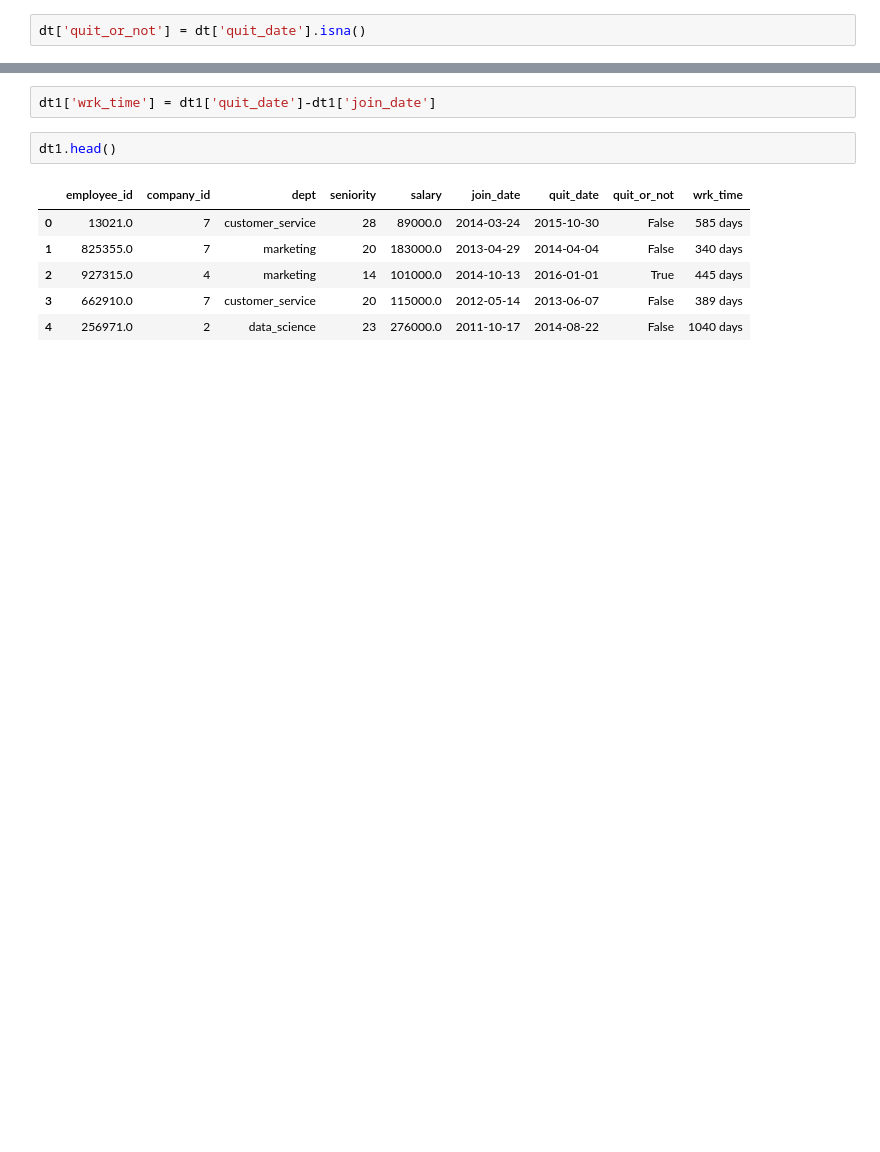
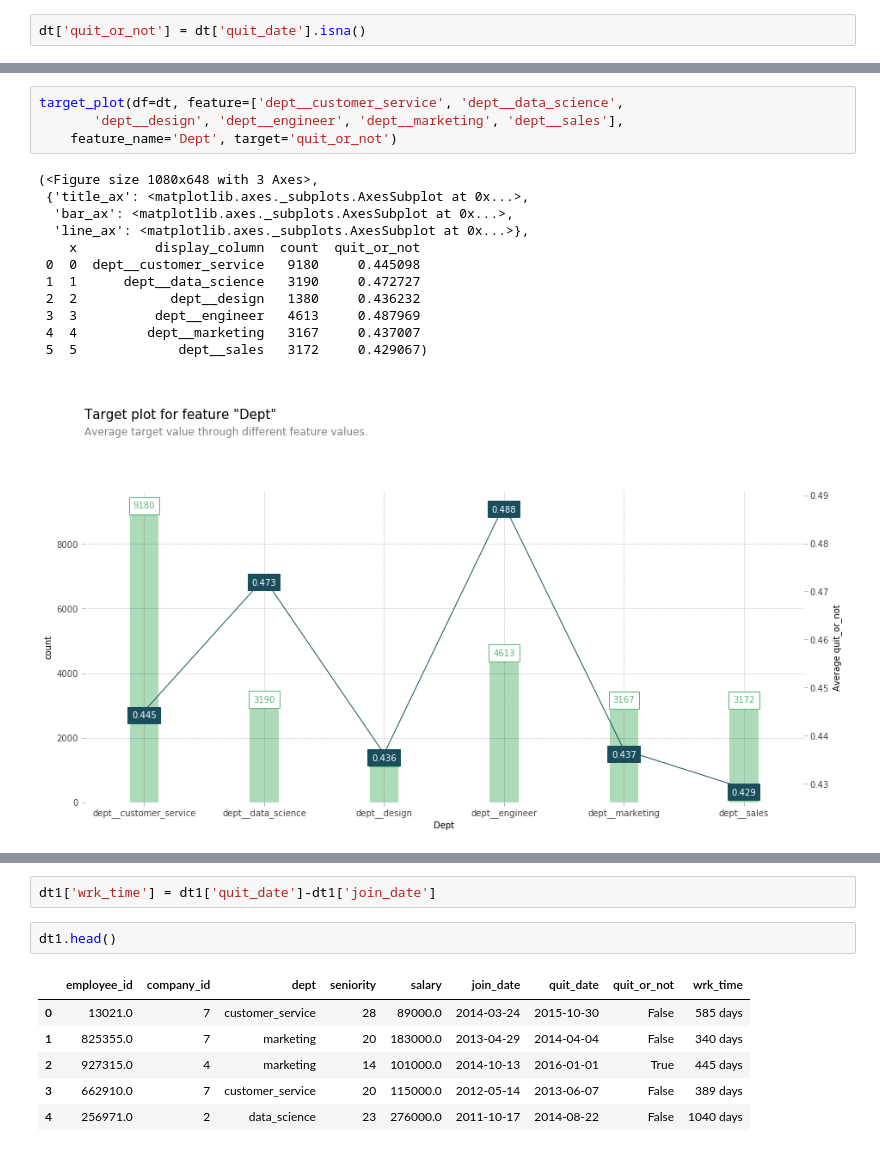
Before and after one commit to crazywiden/Leetcode_daily_submit, a Jupyter notebook: 20e/Employee retention.ipynb, the cells around one changed output, grey strips where cells are left out. Cells and saved outputs as stored; diff of their text form; blank space fills up the shorter version.

```diff
--- a/20e/Employee retention.ipynb
+++ b/20e/Employee retention.ipynb
@@ -131,0 +232,17 @@ dt['quit_or_not'] = dt['quit_date'].isna()
+# %%
+target_plot(df=dt, feature=['dept__customer_service', 'dept__data_science',
+       'dept__design', 'dept__engineer', 'dept__marketing', 'dept__sales'],
+    feature_name='Dept', target='quit_or_not')
+# %% [output]
+(<Figure size 1080x648 with 3 Axes>,
+ {'title_ax': <matplotlib.axes._subplots.AxesSubplot at 0x...>,
+  'bar_ax': <matplotlib.axes._subplots.AxesSubplot at 0x...>,
+  'line_ax': <matplotlib.axes._subplots.AxesSubplot at 0x...>},
+    x          display_column  count  quit_or_not
+ 0  0  dept__customer_service   9180     0.445098
+ 1  1      dept__data_science   3190     0.472727
+ 2  2            dept__design   1380     0.436232
+ 3  3          dept__engineer   4613     0.487969
+ 4  4         dept__marketing   3167     0.437007
+ 5  5             dept__sales   3172     0.429067)
+[figure, added]
```
Also changed, not shown: parts of 76 cells of this notebook.
